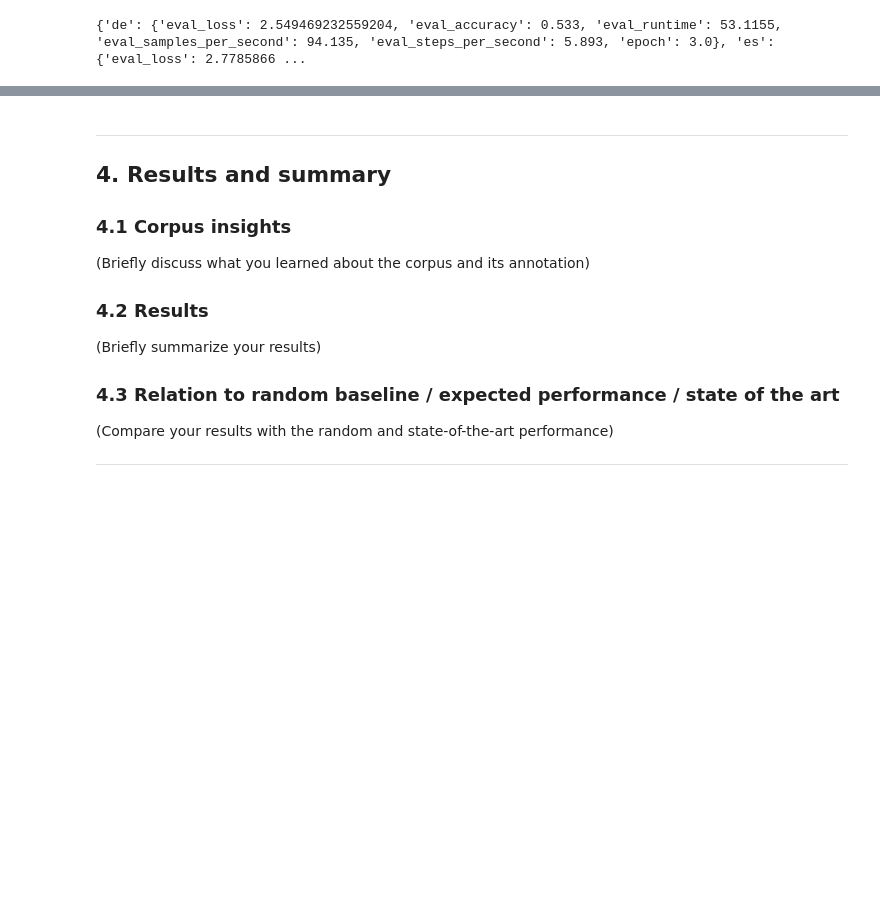
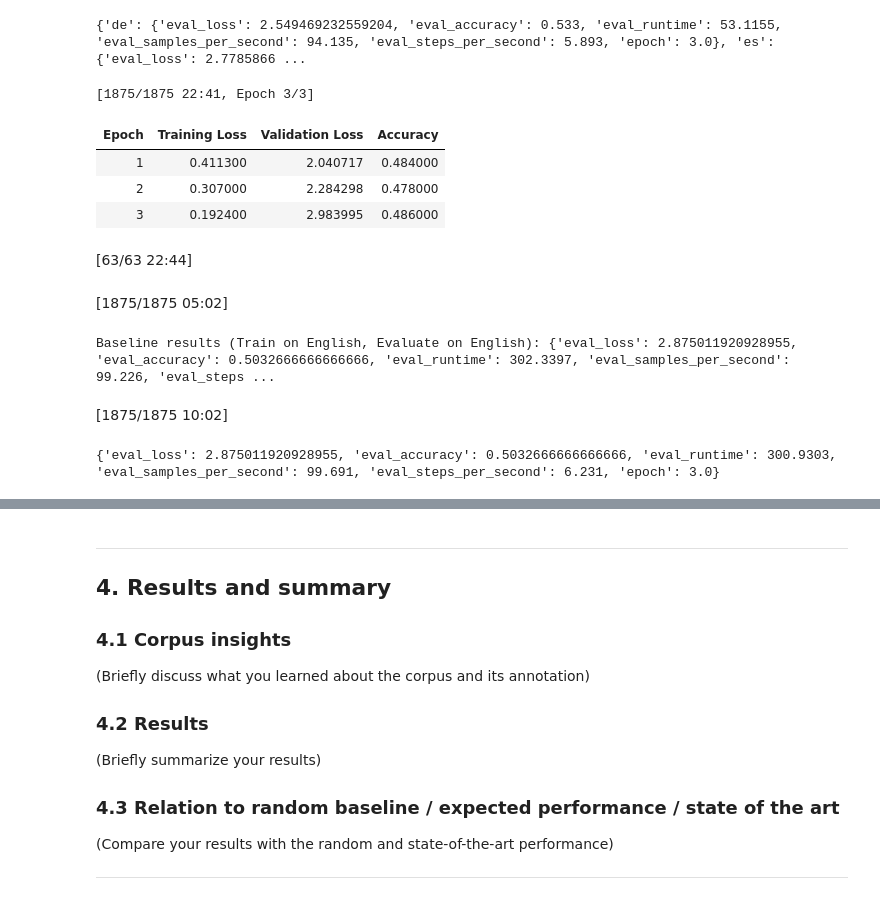
Before and after one commit to simulate111/Deep-Learning-in-Human-Language-Technology, a Jupyter notebook: course_project_Reza_CoP.ipynb, the cells around one changed output, grey strips where cells are left out. Saved outputs shown, nothing was run; the diff lists cells and outputs as text; code cells hidden in the pictures; blank space fills up the shorter version.

```diff
--- a/course_project_Reza_CoP.ipynb
+++ b/course_project_Reza_CoP.ipynb
@@ -210,3 +210,24 @@ print(cross_lingual_results)
 # %% [output]
 [63/63 10:04]
 {'de': {'eval_loss': 2.549469232559204, 'eval_accuracy': 0.533, 'eval_runtime': 53.1155, 'eval_samples_per_second': 94.135, 'eval_steps_per_second': 5.893, 'epoch': 3.0}, 'es': {'eval_loss': 2.7785866 ...
+# %%
+# Train on English and evaluate on English
+trainer.train()
+baseline_results = trainer.evaluate(encoded_dataset["test"])
+print("Baseline results (Train on English, Evaluate on English):", baseline_results)
+# %% [output]
+[1875/1875 22:41, Epoch 3/3]
+| Epoch | Training Loss | Validation Loss | Accuracy |
+| 1 | 0.411300 | 2.040717 | 0.484000 |
+| 2 | 0.307000 | 2.284298 | 0.478000 |
+| 3 | 0.192400 | 2.983995 | 0.486000 |
+[63/63 22:44]
+[1875/1875 05:02]
+Baseline results (Train on English, Evaluate on English): {'eval_loss': 2.875011920928955, 'eval_accuracy': 0.5032666666666666, 'eval_runtime': 302.3397, 'eval_samples_per_second': 99.226, 'eval_steps ...
+# %%
+# Your code to evaluate the final model on the test set here
+test_results = trainer.evaluate(encoded_dataset["test"])
+print(test_results)
+# %% [output]
+[1875/1875 10:02]
+{'eval_loss': 2.875011920928955, 'eval_accuracy': 0.5032666666666666, 'eval_runtime': 300.9303, 'eval_samples_per_second': 99.691, 'eval_steps_per_second': 6.231, 'epoch': 3.0}
```
Also changed, not shown: parts of 1 cell of this notebook.
